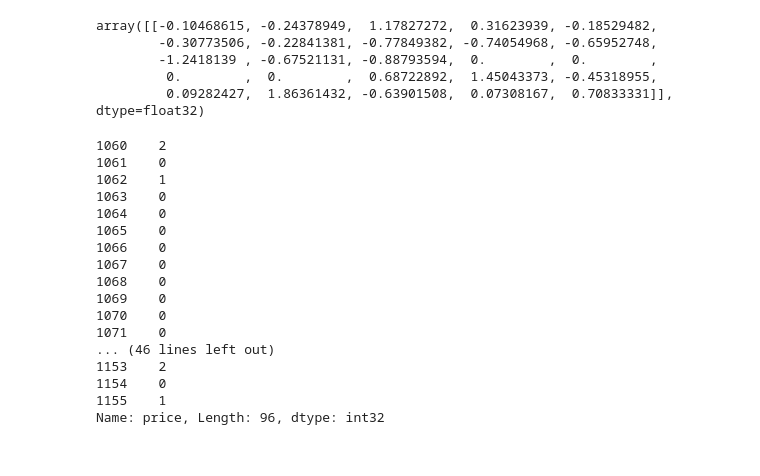
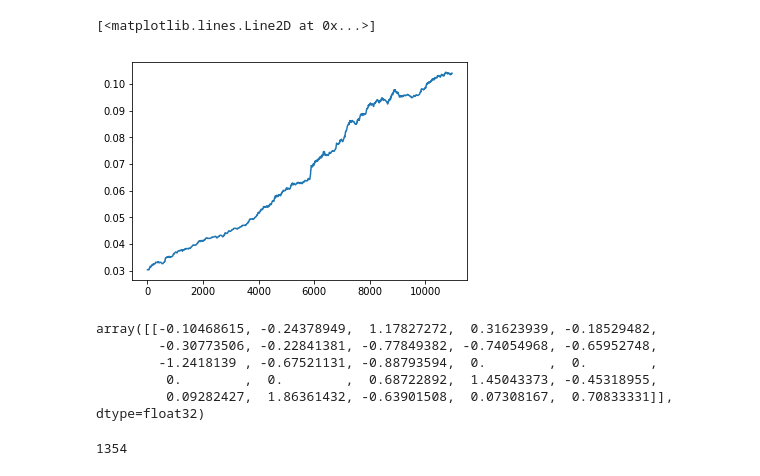
Before and after one commit to threepipes/PyBitTrader, a Jupyter notebook: simulation_dl.ipynb, the cells around one changed output. Drawn from its saved outputs; the diff is of its cells as text; code cells hidden in the pictures.

```diff
--- a/simulation_dl.ipynb
+++ b/simulation_dl.ipynb
@@ -352,3 +330,8 @@ plt.plot(x, y_p)
+# %%
+plt.plot(x_2, y_2)
+# %% [output]
+[<matplotlib.lines.Line2D at 0x...>]
+[figure, added]
 # %%
 exp_single = [indicator.loc[1000]]
 data_single = np.array(exp_single, dtype=np.float32)
@@ -359,23 +342,7 @@ array([[-0.10468615, -0.24378949,  1.17827272,  0.31623939, -0.18529482,
         -1.2418139 , -0.67521131, -0.88793594,  0.        ,  0.        ,
          0.        ,  0.        ,  0.68722892,  1.45043373, -0.45318955,
          0.09282427,  1.86361432, -0.63901508,  0.07308167,  0.70833331]], dtype=float32)
-# %%
-test.price.shift(0)
-# %% [output]
-1060    2
-1061    0
-1062    1
-1063    0
-1064    0
-1065    0
-1066    0
-1067    0
-1068    0
-1069    0
-1070    0
-1071    0
-... (46 lines left out)
-1153    2
-1154    0
-1155    1
-Name: price, Length: 96, dtype: int32
+# %%
+count
+# %% [output]
+1354
```
Also changed, not shown: parts of 24 cells of this notebook, 5 other files.
